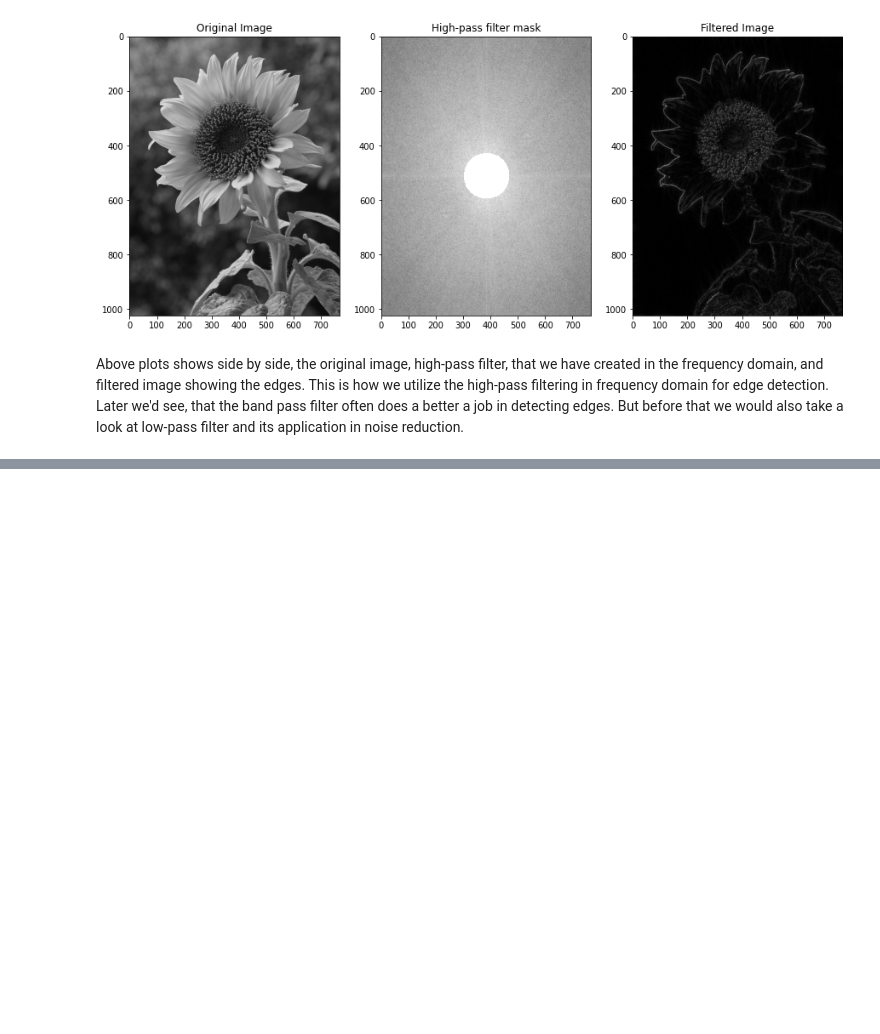
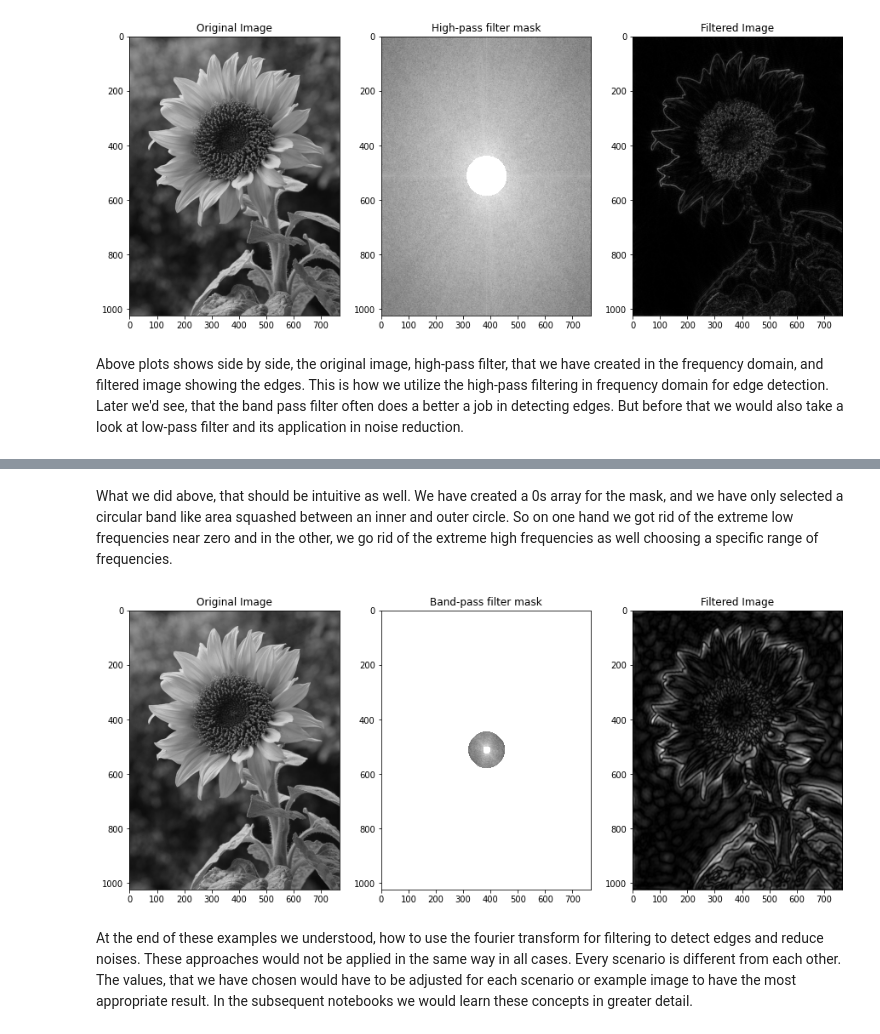
Before and after one commit to sarkarchandan/cvnanodegree, a Jupyter notebook: 1_2_Convolutional_Filters_Edge_Detection/1.0_FFT_Practice.ipynb, the cells around one changed output, grey strips where cells are left out. Drawn from its saved outputs; the diff is of its cells as text; code cells hidden in the pictures; blank space fills up the shorter version.

Commit message:
chore: Complete examples of FT

```diff
--- a/1_2_Convolutional_Filters_Edge_Detection/1.0_FFT_Practice.ipynb
+++ b/1_2_Convolutional_Filters_Edge_Detection/1.0_FFT_Practice.ipynb
@@ -216,0 +300,5 @@ Above plots shows side by side, the original image, high-pass filter, that we ha
+# %%
+# Import and visualize the image in grayscale
+image: np.ndarray = cv2.imread(filename=image_dir.joinpath('sunflower.jpg').__str__(), flags=cv2.IMREAD_GRAYSCALE)
+print(f'Shape of the image: {image.shape}')
+plt.imshow(image, cmap='gray');
@@ -216,0 +326,45 @@ Above plots shows side by side, the original image, high-pass filter, that we ha
+# %%
+# Prepare to create the band-pass filter mask
+rows, cols = image.shape
+crow, ccol = rows // 2, cols // 2
+
+inner_radius: int = 10  # Inner circular area radius
+outer_radius: int = 70  # Outer circular area radius
+
+mask: np.ndarray = np.zeros((rows, cols, 2), np.uint8)
+
+center: Tuple[int, int] = (crow, ccol)
+x, y = np.ogrid[:rows, :cols]
+
+# Create appropriate conditions to select a range of frequencies within an inner and an outer circular regions
+inner_mask_area_condition: np.ndarray = ((x - center[0]) ** 2 + (y - center[1]) ** 2 >= inner_radius ** 2)
+outer_mask_area_condition: np.ndarray = ((x - center[0]) ** 2 + (y - center[1]) ** 2 <= outer_radius ** 2)
+
+mask_area: np.ndarray = np.logical_and(inner_mask_area_condition, outer_mask_area_condition)
+mask[mask_area] = 1
+
+# Apply the mask to the frequency domain representation
+masked_fshift: np.ndarray = fshift * mask
+# %% [markdown]
+What we did above, that should be intuitive as well. We have created a 0s array for the mask, and we have only selected a circular band like area squashed between an inner and outer circle. So on one hand we got rid of the extreme low frequencies near zero and in the other, we go rid of the extreme high frequencies as well choosing a specific range of frequencies.
+# %%
+# Take the magnitude of the mask in order to visualize
+masked_fshift_magnitude: np.ndarray = 20 * np.log(cv2.magnitude(masked_fshift[:, :, 0], masked_fshift[:, :, 1]))
+
+# Inverse shift the zero / low frequency components to the top left and inverse transform back to spatial domain
+f_ishift: np.ndarray = np.fft.ifftshift(masked_fshift)
+spatial_rep: np.ndarray = cv2.idft(f_ishift)
+spatial_rep = cv2.magnitude(spatial_rep[:, :, 0], spatial_rep[:, :, 1])
+
+# Plot the original image and band-pass filtered image side by side
+_, (ax1, ax2, ax3) = plt.subplots(nrows=1, ncols=3, figsize=(15, 15))
+ax1.imshow(image, cmap='gray')
+ax1.set_title('Original Image')
+ax2.imshow(masked_fshift_magnitude, cmap='gray')
+ax2.set_title('Band-pass filter mask')
+ax3.imshow(spatial_rep, cmap='gray')
+ax3.set_title('Filtered Image');
+# %% [output]
+[figure, added]
+# %% [markdown]
+At the end of these examples we understood, how to use the fourier transform for filtering to detect edges and reduce noises. These approaches would not be applied in the same way in all cases. Every scenario is different from each other. The values, that we have chosen would have to be adjusted for each scenario or example image to have the most appropriate result. In the subsequent notebooks we would learn these concepts in greater detail.
```
Also changed, not shown: parts of 16 cells of this notebook, 1 other file.
